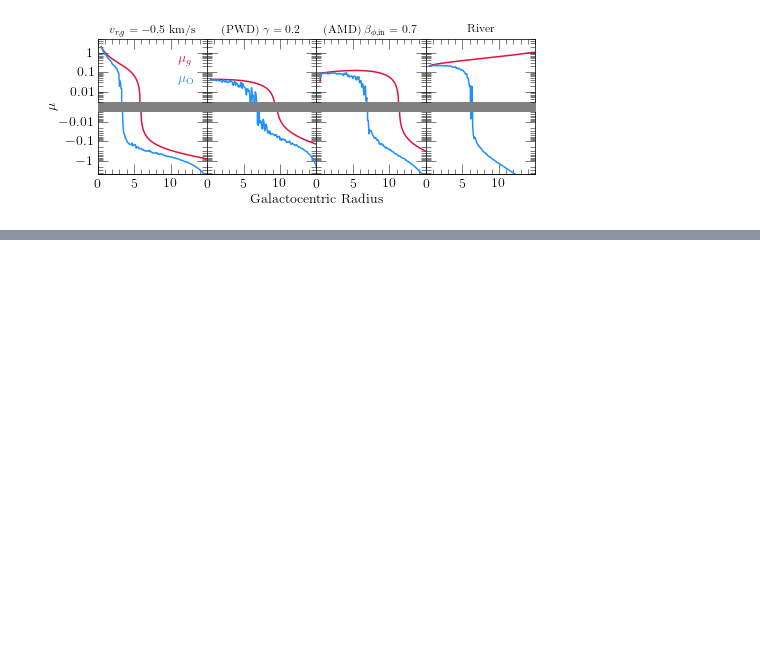
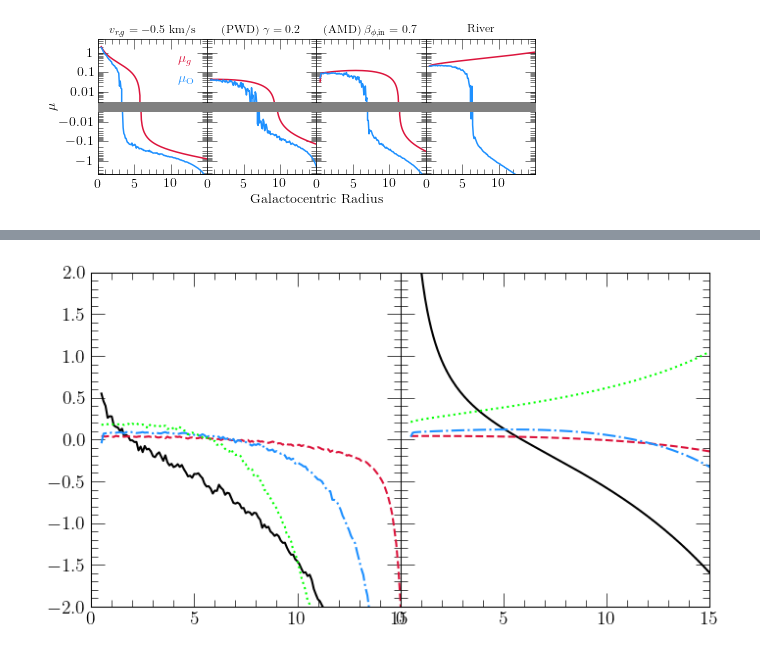
Before and after one commit to giganano/radial-flows, a Jupyter notebook: notebooks/profiles.ipynb, the cells around one changed output, grey strips where cells are left out. Drawn from its saved outputs; the diff is of its cells as text; code cells hidden in the pictures; blank space fills up the shorter version.

```diff
--- a/notebooks/profiles.ipynb
+++ b/notebooks/profiles.ipynb
@@ -559,3 +561,11 @@ for ext in ["pdf", "jpeg"]:
 plt.show()
 # %% [output]
 [figure]
+# %%
+outputs = [
+    "../outputs/constant/vgas-1",
+    "../outputs/potential-well-deepening/gamma0p2",
+    "../outputs/angular-momentum-dilution/betaphiin0p7",
+    "../outputs/river/insideout"
+]
+outputs = [vice.output(name) for name in outputs]
@@ -561,0 +705,36 @@ plt.show()
+# %%
+COLORS = ["black", "crimson", "dodgerblue", "lime"]
+LINESTYLES = ["-", "--", "-.", ":"]
+LABELS = [
+    r"$v_{r,g} = -1$ km/s",
+    r"$\gamma = 0.2$",
+    r"$\beta_{\phi,\text{acc}} = 0.7$",
+    r"ORA Limit"
+]
+
+fig = plt.figure(figsize = (7, 4))
+axes = []
+for i in range(2):
+    axes.append(fig.add_subplot(121 + i))
+    axes[i].set_xlim([0, 15])
+    axes[i].set_ylim([-2, 2])
+    if i: plt.setp(axes[i].get_yticklabels(), visible = False)
+
+def plot_mu(output, lookback = 0, zone_width = 0.1, **kwargs):
+    radii, mu_g, mu_o = mu(output, lookback, zone_width = zone_width)
+    axes[0].plot(radii[5:-1], mu_o[5:], **kwargs)
+    axes[1].plot(radii[5:-1], mu_g[5:], **kwargs)
+
+for i in range(len(outputs)):
+    kwargs = {
+        "c": named_colors()[COLORS[i]],
+        "linestyle": LINESTYLES[i],
+        "label": LABELS[i]
+    }
+    plot_mu(outputs[i], **kwargs)
+
+plt.tight_layout()
+plt.subplots_adjust(wspace = 0)
+plt.show()
+# %% [output]
+[figure, added]
```
Also changed, not shown: parts of 3 cells of this notebook, 21 other files.
